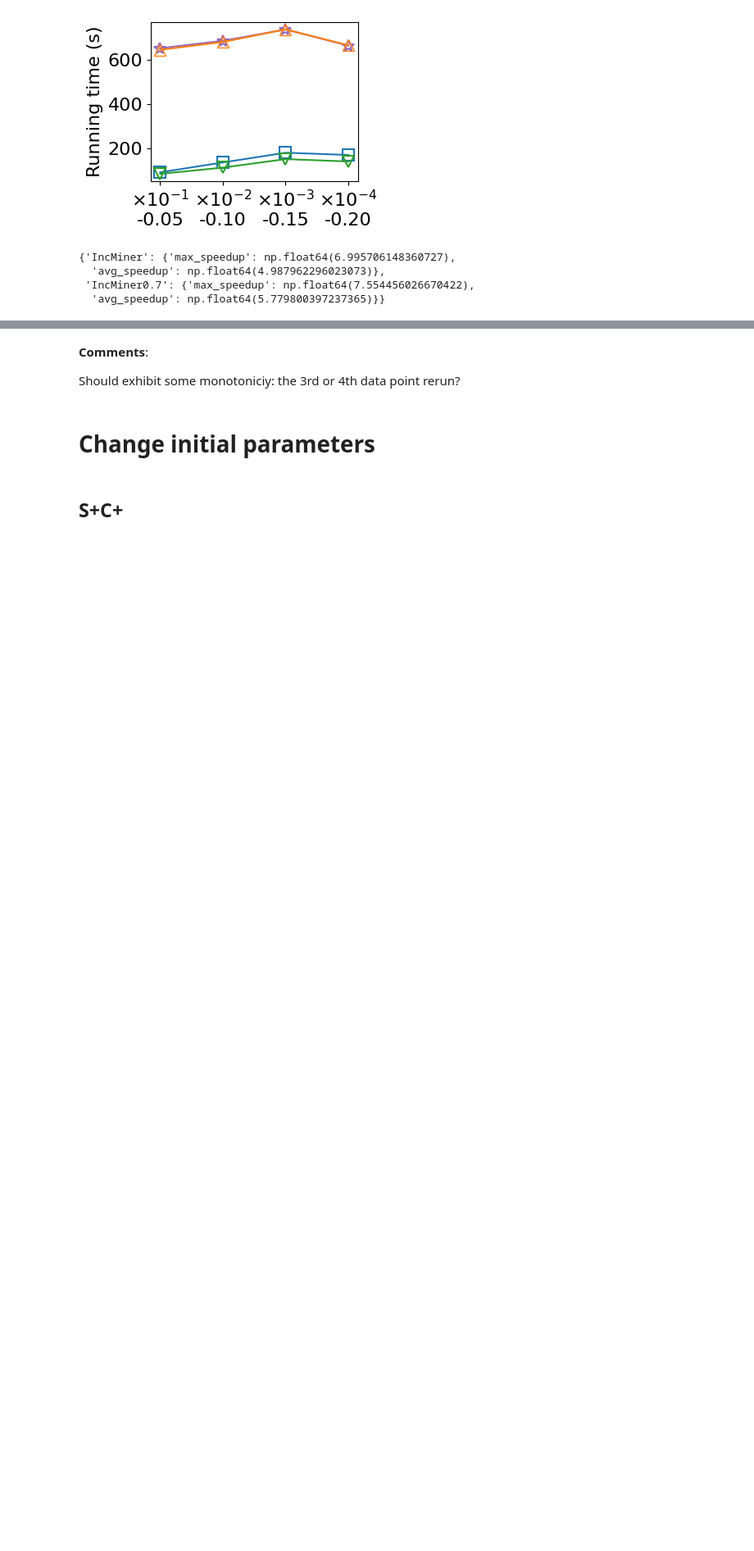
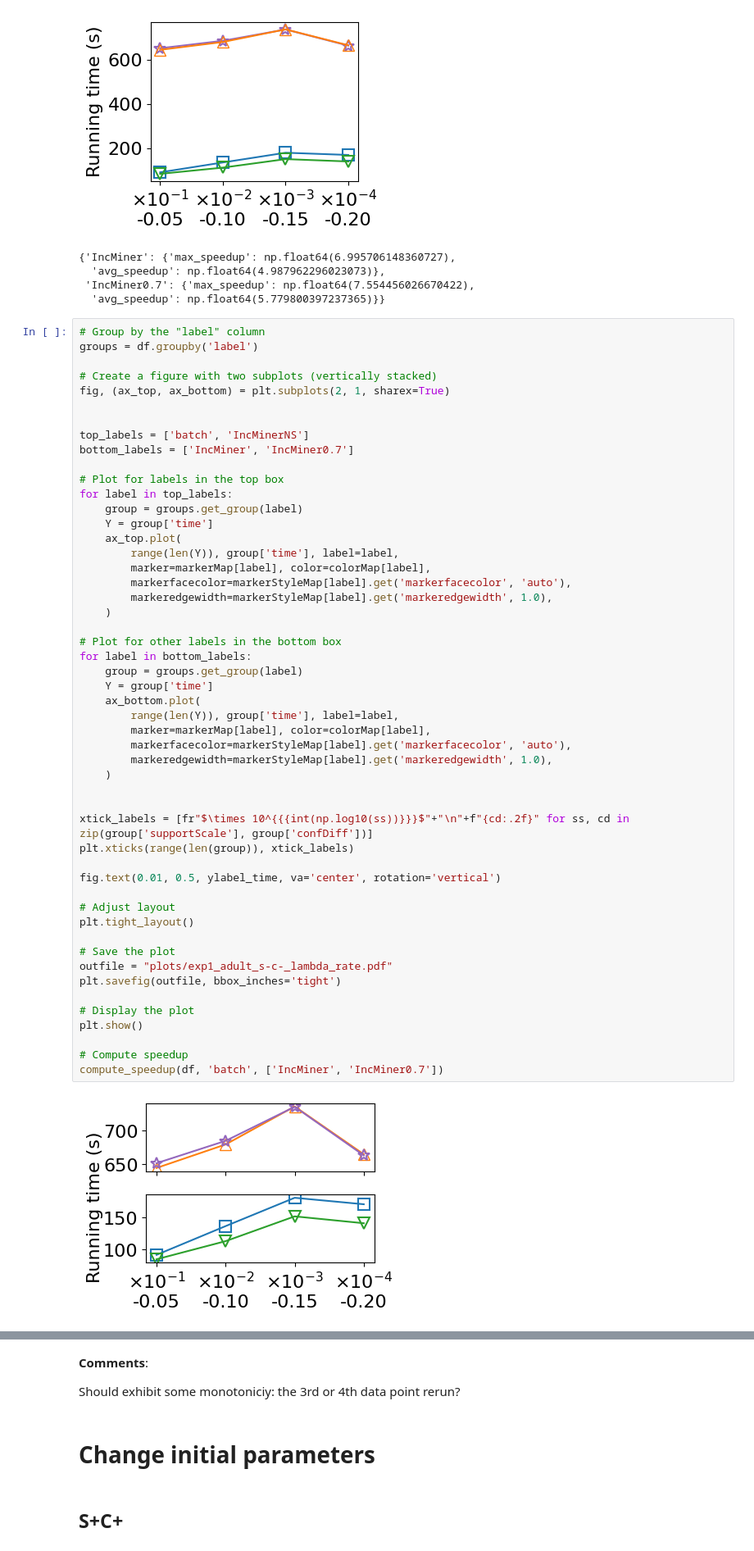
Before and after one commit to HaoxianChen/inc-miner-experiment-plots, a Jupyter notebook: plots.ipynb, the cells around one changed output, grey strips where cells are left out. Shown at 82% size. Cells and saved outputs as stored; diff of their text form; blank space fills up the shorter version.

```diff
--- a/plots.ipynb
+++ b/plots.ipynb
@@ -1052,3 +1243,56 @@ compute_speedup(df, 'batch', ['IncMiner', 'IncMiner0.7'])
   'avg_speedup': np.float64(4.987962296023073)},
  'IncMiner0.7': {'max_speedup': np.float64(7.554456026670422),
   'avg_speedup': np.float64(5.779800397237365)}}
+# %%
+# Group by the "label" column
+groups = df.groupby('label')
+
+# Create a figure with two subplots (vertically stacked)
+fig, (ax_top, ax_bottom) = plt.subplots(2, 1, sharex=True)
+
+
+top_labels = ['batch', 'IncMinerNS']
+bottom_labels = ['IncMiner', 'IncMiner0.7']
+
+# Plot for labels in the top box
+for label in top_labels:
+    group = groups.get_group(label)
+    Y = group['time']
+    ax_top.plot(
+        range(len(Y)), group['time'], label=label,
+        marker=markerMap[label], color=colorMap[label],
+        markerfacecolor=markerStyleMap[label].get('markerfacecolor', 'auto'),
+        markeredgewidth=markerStyleMap[label].get('markeredgewidth', 1.0),
+    )
+
+# Plot for other labels in the bottom box
+for label in bottom_labels:
+    group = groups.get_group(label)
+    Y = group['time']
+    ax_bottom.plot(
+        range(len(Y)), group['time'], label=label,
+        marker=markerMap[label], color=colorMap[label],
+        markerfacecolor=markerStyleMap[label].get('markerfacecolor', 'auto'),
+        markeredgewidth=markerStyleMap[label].get('markeredgewidth', 1.0),
+    )
+
+
+xtick_labels = [fr"$\times 10^{{{int(np.log10(ss))}}}$"+"\n"+f"{cd:.2f}" for ss, cd in zip(group['supportScale'], group['confDiff'])]
+plt.xticks(range(len(group)), xtick_labels)
+
+fig.text(0.01, 0.5, ylabel_time, va='center', rotation='vertical')
+
+# Adjust layout
+plt.tight_layout()
+
+# Save the plot
+outfile = "plots/exp1_adult_s-c-_lambda_rate.pdf"
+plt.savefig(outfile, bbox_inches='tight')
+
+# Display the plot
+plt.show()
+
+# Compute speedup
+compute_speedup(df, 'batch', ['IncMiner', 'IncMiner0.7'])
+# %% [output]
+[figure, added]
```
Also changed, not shown: parts of 18 cells of this notebook.
